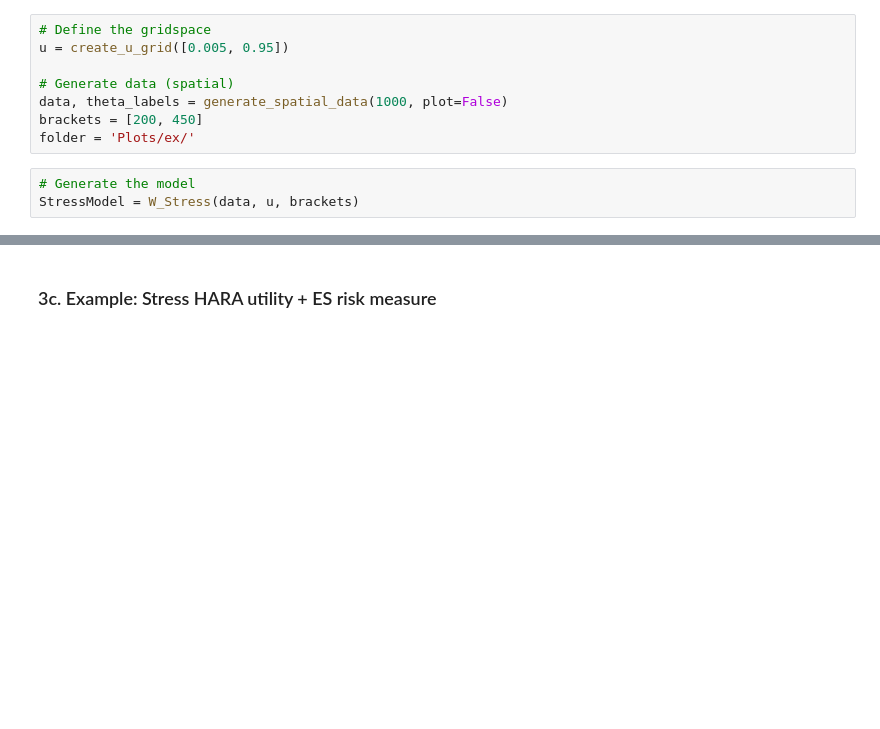
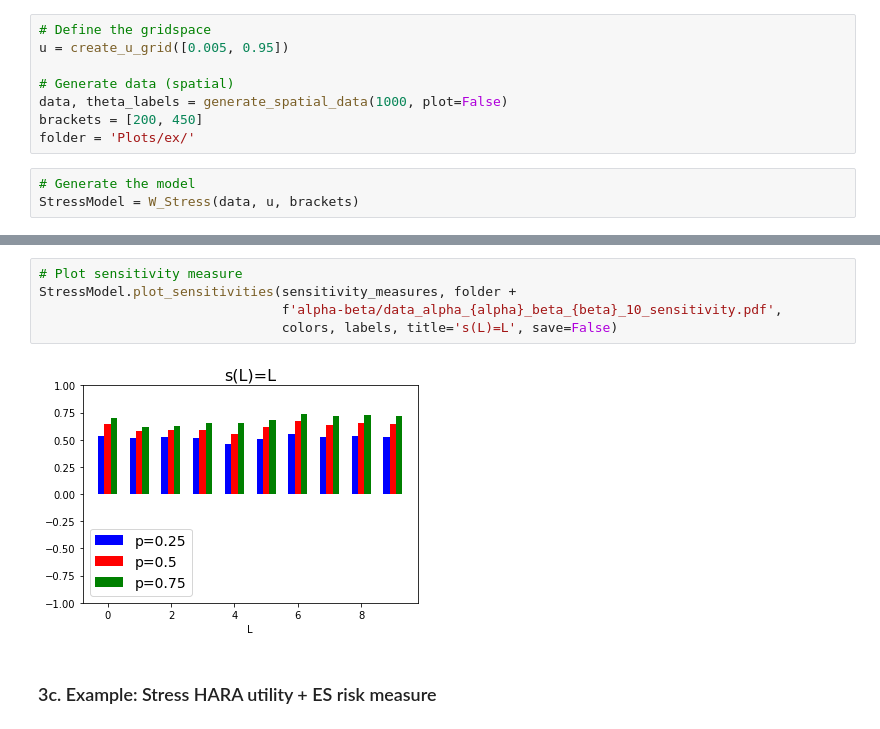
Before and after one commit to spesenti/SWIM-Wasserstein-py, a Jupyter notebook: Data/Example/W_Stress_example.ipynb, the cells around one changed output, grey strips where cells are left out. Cells and saved outputs as stored; diff of their text form; blank space fills up the shorter version.

```diff
--- a/Data/Example/W_Stress_example.ipynb
+++ b/Data/Example/W_Stress_example.ipynb
@@ -185,3 +261,10 @@ lambda =  [3.28912947 0.06927949]
+# %%
+# Plot sensitivity measure
+StressModel.plot_sensitivities(sensitivity_measures, folder +
+                               f'alpha-beta/data_alpha_{alpha}_beta_{beta}_10_sensitivity.pdf',
+                               colors, labels, title='s(L)=L', save=False)
+# %% [output]
+[figure, added]
 # %% [markdown]
 ### 3c. Example: Stress HARA utility + ES risk measure
 # %%
```
Also changed, not shown: parts of 12 cells of this notebook, 1 other file.
